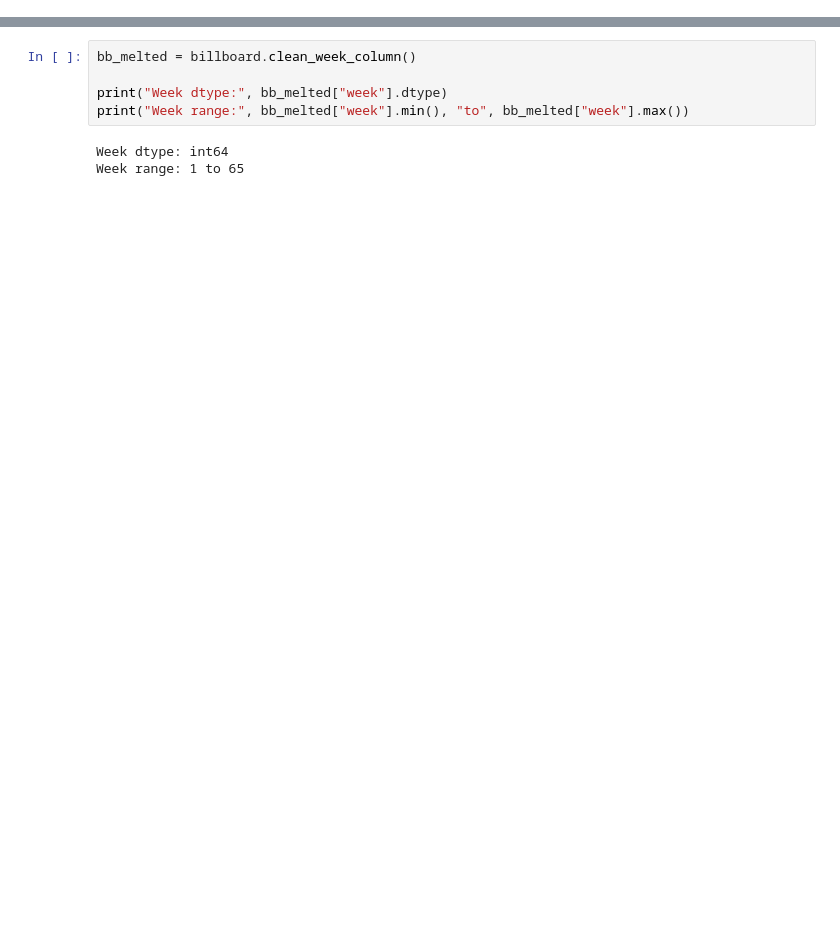
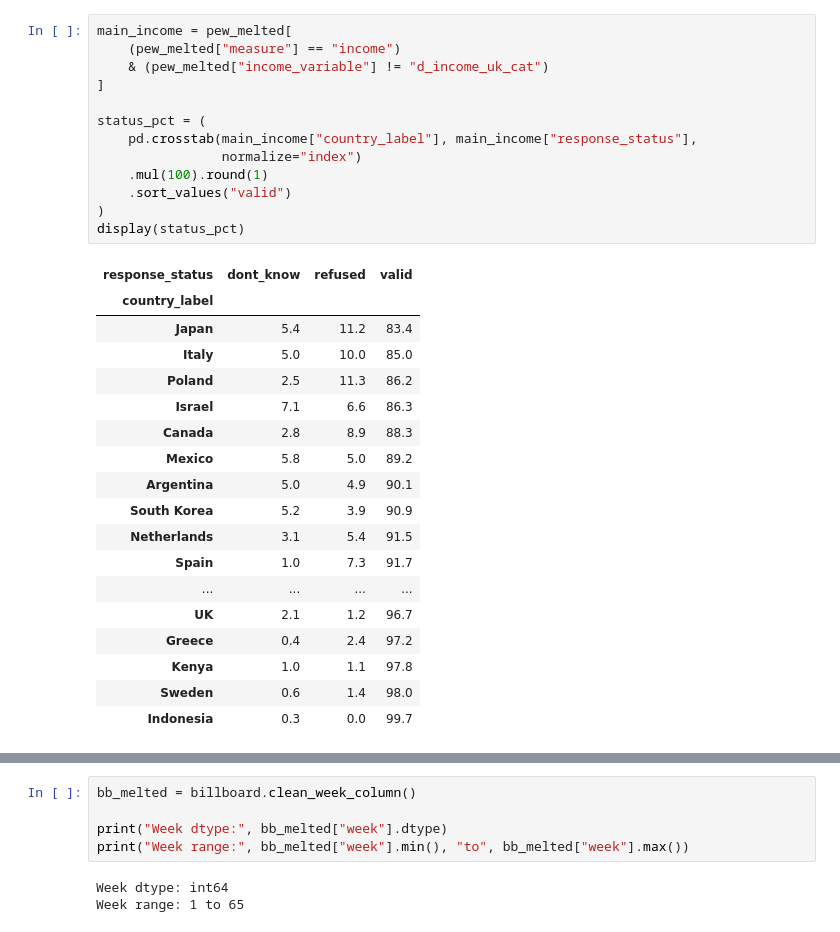
Before and after one commit to JohnBuni/lab2_tidying_cleaning_imputation_outlier, a Jupyter notebook: week5Lab.ipynb, the cells around one changed output, grey strips where cells are left out. Drawn from its saved outputs; the diff is of its cells as text; blank space fills up the shorter version.

```diff
--- a/pew_data_notebook.ipynb
+++ b/week5Lab.ipynb
@@ -74,0 +156,32 @@ Summary columns: ['country_name', 'income', 'income2']
+# %%
+main_income = pew_melted[
+    (pew_melted["measure"] == "income")
+    & (pew_melted["income_variable"] != "d_income_uk_cat")
+]
+
+status_pct = (
+    pd.crosstab(main_income["country_label"], main_income["response_status"],
+                normalize="index")
+    .mul(100).round(1)
+    .sort_values("valid")
+)
+display(status_pct)
+# %% [output]
+| response_status | dont_know | refused | valid |
+| country_label |  |  |  |
+| Japan | 5.4 | 11.2 | 83.4 |
+| Italy | 5.0 | 10.0 | 85.0 |
+| Poland | 2.5 | 11.3 | 86.2 |
+| Israel | 7.1 | 6.6 | 86.3 |
+| Canada | 2.8 | 8.9 | 88.3 |
+| Mexico | 5.8 | 5.0 | 89.2 |
+| Argentina | 5.0 | 4.9 | 90.1 |
+| South Korea | 5.2 | 3.9 | 90.9 |
+| Netherlands | 3.1 | 5.4 | 91.5 |
+| Spain | 1.0 | 7.3 | 91.7 |
+| ... | ... | ... | ... |
+| UK | 2.1 | 1.2 | 96.7 |
+| Greece | 0.4 | 2.4 | 97.2 |
+| Kenya | 1.0 | 1.1 | 97.8 |
+| Sweden | 0.6 | 1.4 | 98.0 |
+| Indonesia | 0.3 | 0.0 | 99.7 |
```
Also changed, not shown: parts of 67 cells of this notebook, 7 other files.
